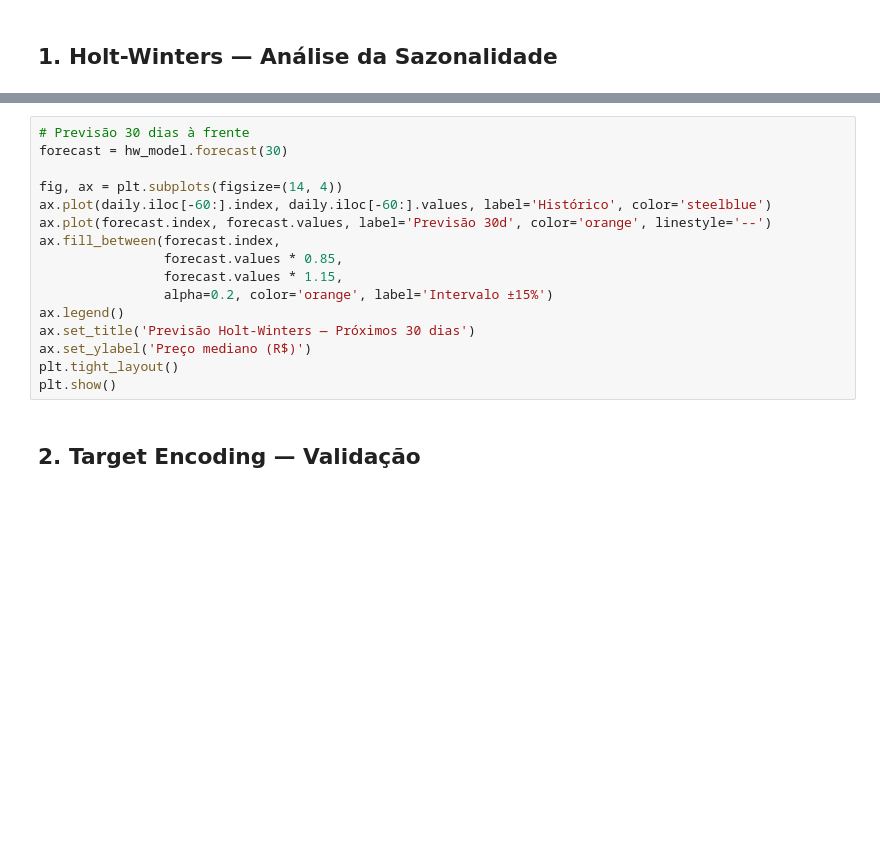
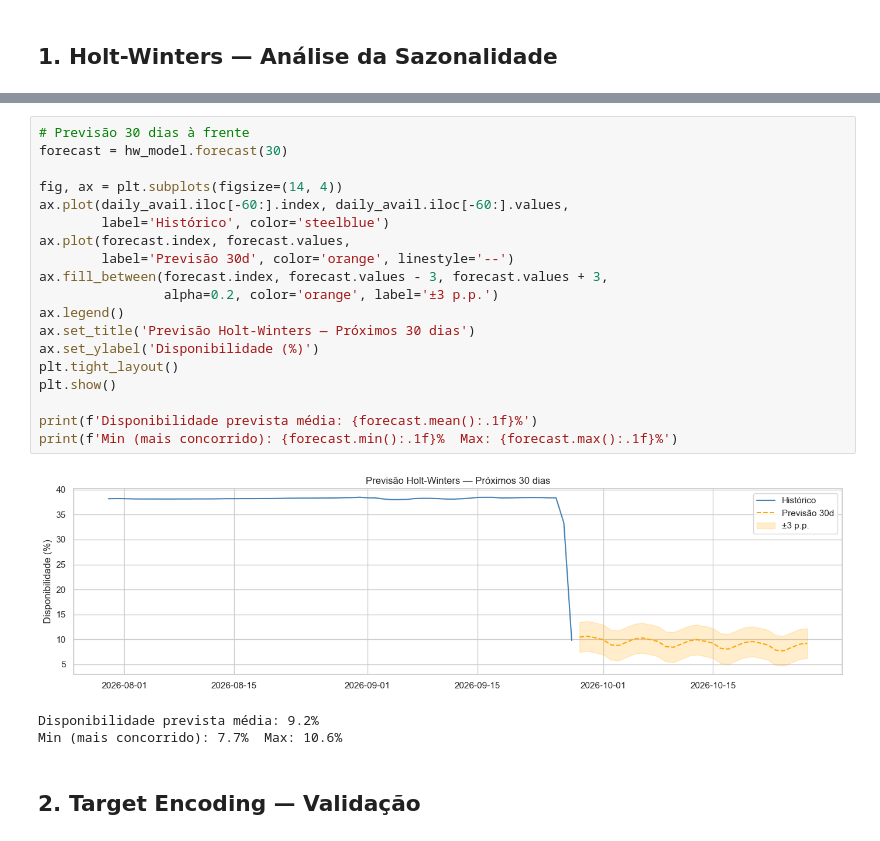
Before and after one commit to Caio-Fis/airbnb-price-optimizer-rio, a Jupyter notebook: notebooks/02_feature_engineering.ipynb, the cells around one changed output, grey strips where cells are left out. Cells and saved outputs as stored; diff of their text form; blank space fills up the shorter version.

```diff
--- a/notebooks/02_feature_engineering.ipynb
+++ b/notebooks/02_feature_engineering.ipynb
@@ -86,19 +107,26 @@ plt.show()
 # %%
 # Previsão 30 dias à frente
 forecast = hw_model.forecast(30)
 
 fig, ax = plt.subplots(figsize=(14, 4))
-ax.plot(daily.iloc[-60:].index, daily.iloc[-60:].values, label='Histórico', color='steelblue')
-ax.plot(forecast.index, forecast.values, label='Previsão 30d', color='orange', linestyle='--')
-ax.fill_between(forecast.index,
-                forecast.values * 0.85,
-                forecast.values * 1.15,
-                alpha=0.2, color='orange', label='Intervalo ±15%')
+ax.plot(daily_avail.iloc[-60:].index, daily_avail.iloc[-60:].values,
+        label='Histórico', color='steelblue')
+ax.plot(forecast.index, forecast.values,
+        label='Previsão 30d', color='orange', linestyle='--')
+ax.fill_between(forecast.index, forecast.values - 3, forecast.values + 3,
+                alpha=0.2, color='orange', label='±3 p.p.')
 ax.legend()
 ax.set_title('Previsão Holt-Winters — Próximos 30 dias')
-ax.set_ylabel('Preço mediano (R$)')
+ax.set_ylabel('Disponibilidade (%)')
 plt.tight_layout()
 plt.show()
+
+print(f'Disponibilidade prevista média: {forecast.mean():.1f}%')
+print(f'Min (mais concorrido): {forecast.min():.1f}%  Max: {forecast.max():.1f}%')
+# %% [output]
+[figure, added]
+Disponibilidade prevista média: 9.2%
+Min (mais concorrido): 7.7%  Max: 10.6%
 # %% [markdown]
 ## 2. Target Encoding — Validação
 # %%
```
Also changed, not shown: parts of 13 cells of this notebook, 29 other files.
